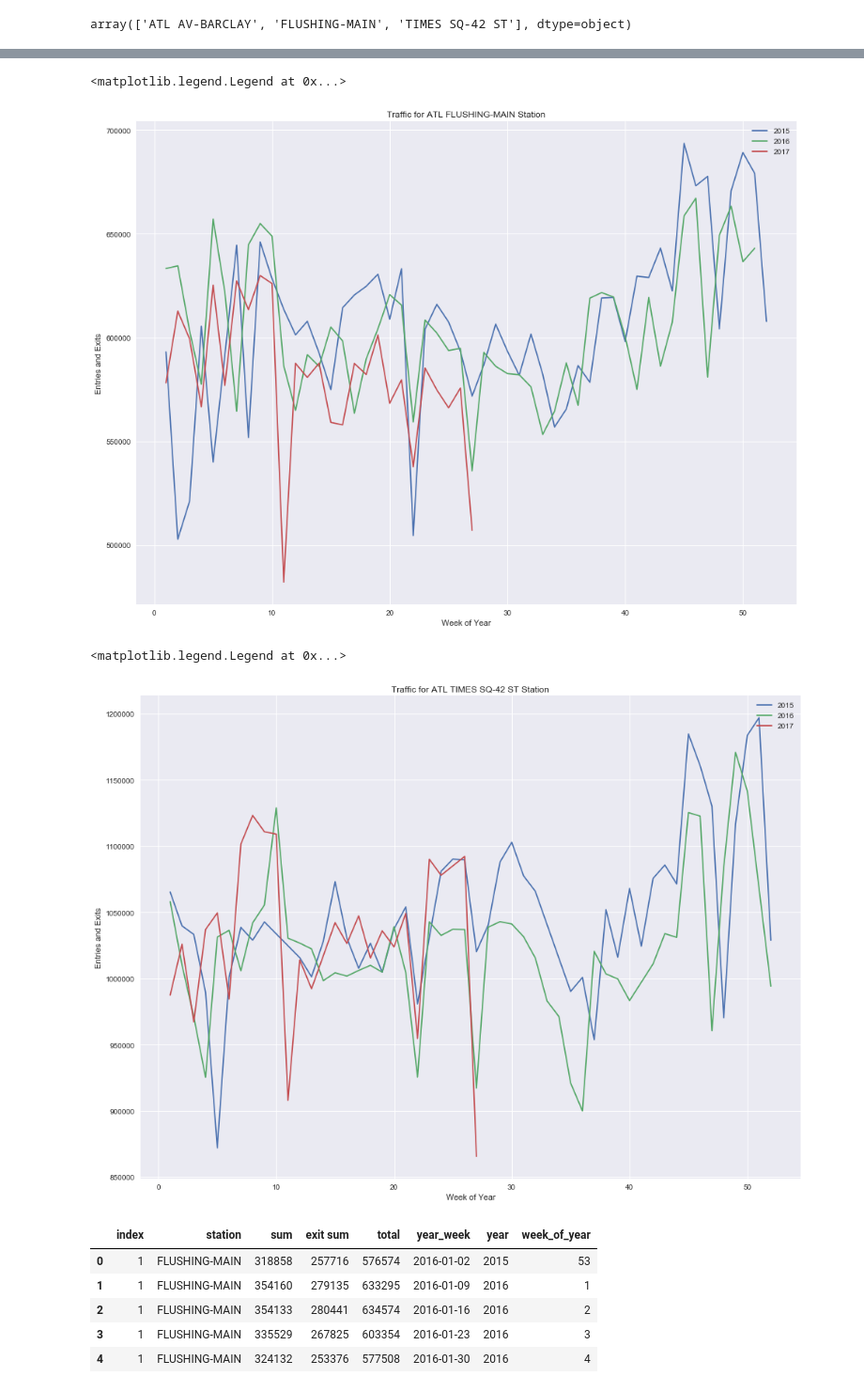
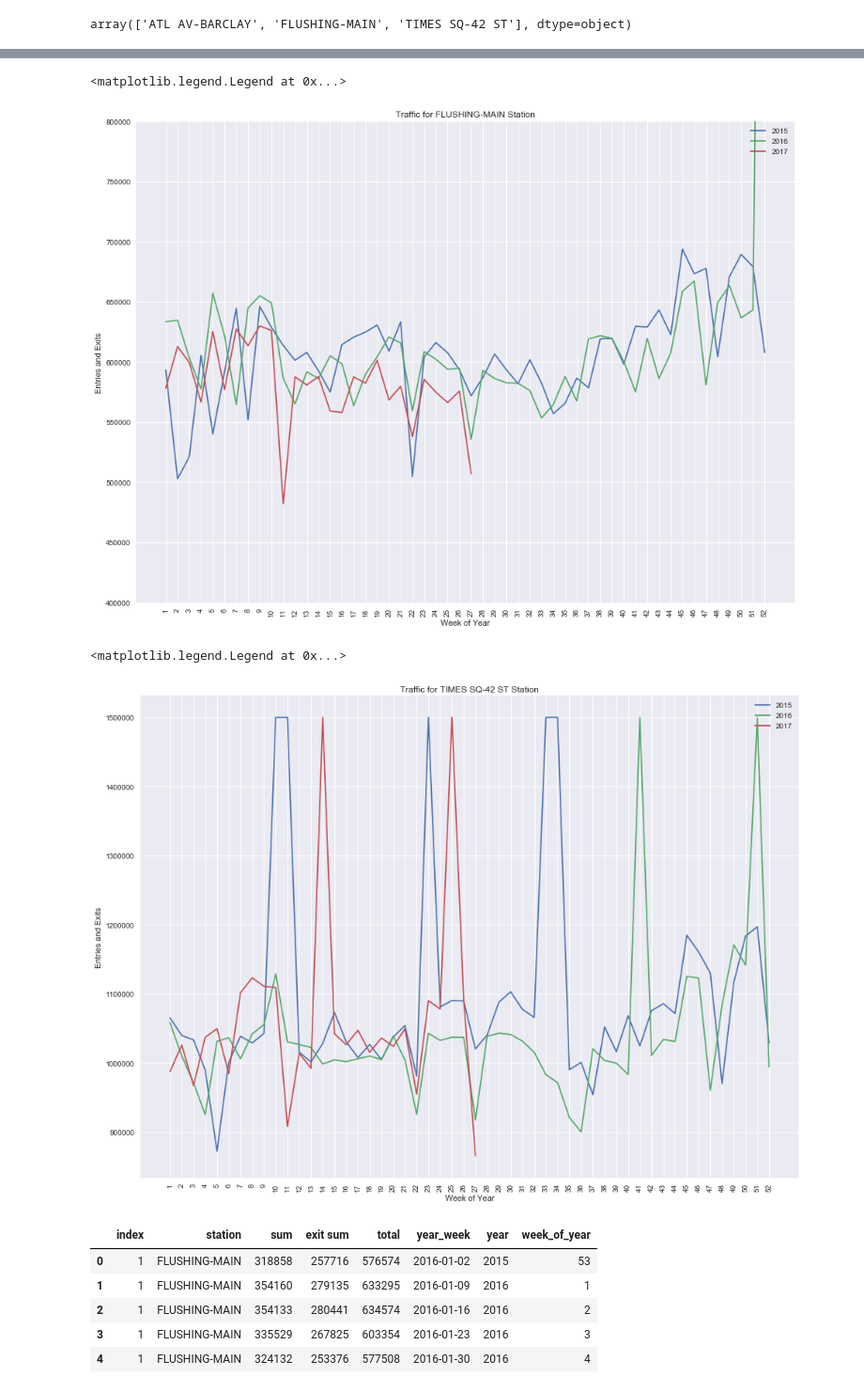
Before and after one commit to ameerbajwa/Benson, a Jupyter notebook: Final analysis.ipynb, the cells around one changed output, grey strips where cells are left out. Shown at 94% size. Drawn from its saved outputs; the diff is of its cells as text; code cells hidden in the pictures.

```diff
--- a/Final analysis.ipynb
+++ b/Final analysis.ipynb
@@ -89,8 +89,10 @@ def calculate_total_week(date, cumulative_df):
     station_entry_week_count = station_entry_week_count.reset_index()
 
     # remove outliers
-    upper_limit = 2e6
-    station_entry_week_count = station_entry_week_count[station_entry_week_count['total'] < upper_limit]
+    upper_limit = 15e5
+    station_entry_week_count['total'] = station_entry_week_count['total'].where(station_entry_week_count['total'] <= upper_limit, upper_limit)
+
+    #station_entry_week_count['total'] = station_entry_week_count[station_entry_week_count['total'] < upper_limit]
 
     cumulative_df = cumulative_df.append(station_entry_week_count.iloc[:])
     return cumulative_df
@@ -216,24 +257,27 @@ plt.legend(loc='upper right')
 plt.plot(flushing_station_15.week_of_year, flushing_station_15.total, label='2015')
 plt.plot(flushing_station_16.week_of_year, flushing_station_16.total, label='2016')
 plt.plot(flushing_station_17.week_of_year, flushing_station_17.total, label='2017')
-plt.title('Traffic for ATL FLUSHING-MAIN Station')
+plt.xticks(flushing_station_15.week_of_year, flushing_station_15.week_of_year, rotation=90)
+plt.ylim((4e5, 8e5))
+plt.title('Traffic for FLUSHING-MAIN Station')
 plt.xlabel('Week of Year')
 plt.ylabel('Entries and Exits')
 plt.legend(loc='upper right')
 # %% [output]
 <matplotlib.legend.Legend at 0x...>
-[figure, old version]
+[figure, new version]
 # %%
 plt.plot(times_station_15.week_of_year, times_station_15.total, label='2015')
 plt.plot(times_station_16.week_of_year, times_station_16.total, label='2016')
 plt.plot(times_station_17.week_of_year, times_station_17.total, label='2017')
-plt.title('Traffic for ATL TIMES SQ-42 ST Station')
+plt.xticks(times_station_15.week_of_year, times_station_15.week_of_year, rotation=90)
+plt.title('Traffic for TIMES SQ-42 ST Station')
 plt.xlabel('Week of Year')
 plt.ylabel('Entries and Exits')
 plt.legend(loc='upper right')
 # %% [output]
 <matplotlib.legend.Legend at 0x...>
-[figure, old version]
+[figure, new version]
 # %%
 flushing_station_16.head()
 # %% [output]
```
Also changed, not shown: parts of 4 cells of this notebook.
